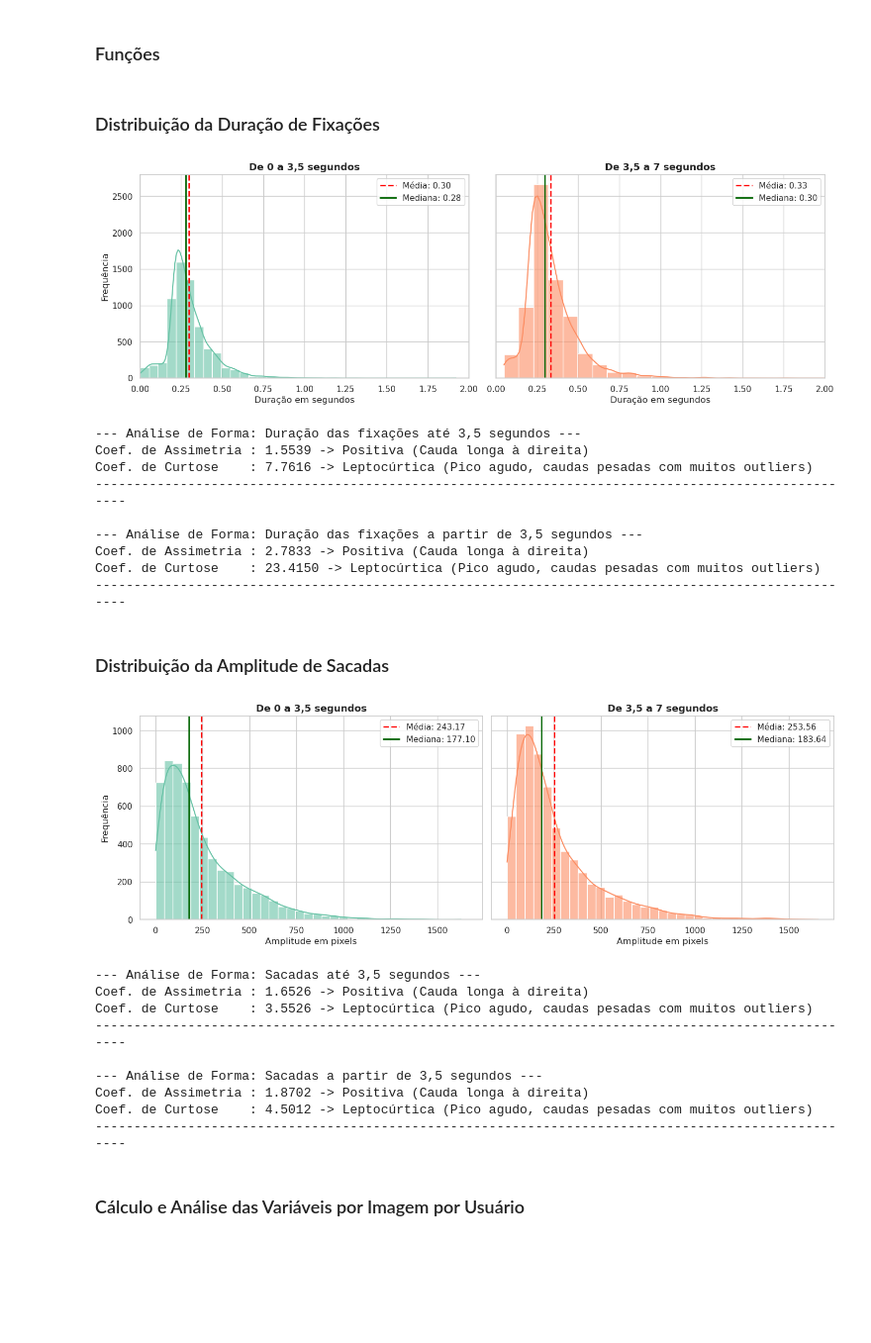
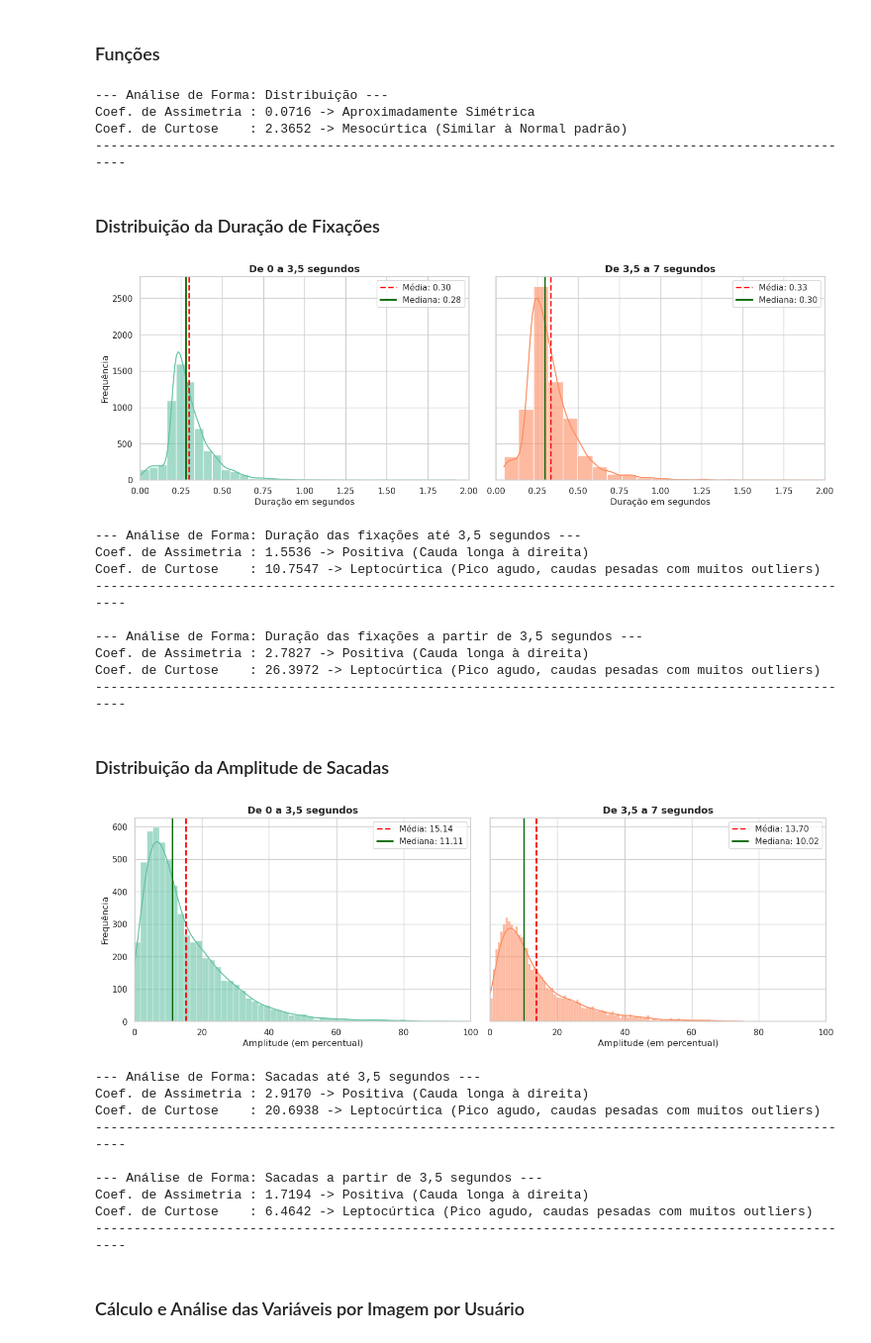
Before and after one commit to rodrigoraupp/hci_eyetracking_analysis, a Jupyter notebook: notebooks/03_analysis.ipynb, the cells around one changed output. Shown at 99% size. Saved outputs shown, nothing was run; the diff lists cells and outputs as text; code cells hidden in the pictures; blank space fills up the shorter version.

```diff
--- a/notebooks/03_analysis.ipynb
+++ b/notebooks/03_analysis.ipynb
@@ -108,14 +118,24 @@ def plot_distribuicao(data_early, data_late, titulo_geral, xlabel, xlim=None, is
 # FUNÇÃO PARA CÁLCULO DE ASSIMETRIA E CURTOSE
 def analisar_assimetria_curtose(data, titulo="Distribuição"):
     """
-    Calcula e classifica a assimetria (skewness) e curtose (kurtosis) de uma distribuição.
+    Calcula e classifica a assimetria e curtose de uma distribuição.
+    A assimetria é calculada utilizando o segundo e o terceiro momentos centrados na média.
+    A curtose é calculada utilizando o segundo e o quarto momentos centrados na média.
     """
+    # validação de input
+    if not isinstance(data, pd.Series):
+        raise ValueError("ERRO: A função deve receber obrigatoriamente um objeto Pandas Series (uma única coluna).")
+
     # remove valores nulos
     data_clean = data.dropna()
 
+    m2 = (((data_clean - data_clean.mean())**2).sum())/data_clean.count()
+    m3 = (((data_clean - data_clean.mean())**3).sum())/data_clean.count()
+    m4 = (((data_clean - data_clean.mean())**4).sum())/data_clean.count()
+
     # cálculo da assimetria e da curtose
-    assimetria = data_clean.skew()
-    curtose = data_clean.kurtosis()
+    assimetria = m3 / (m2 * math.sqrt(m2))
+    curtose = m4 / (m2)**2
 
     # classificação da assimetria
     if assimetria > 0.5:
@@ -126,9 +146,9 @@ def analisar_assimetria_curtose(data, titulo="Distribuição"):
         tipo_assimetria = "Aproximadamente Simétrica"
 
     # classificação da curtose
-    if curtose > 0.5:
+    if curtose > 4:
         tipo_curtose = "Leptocúrtica (Pico agudo, caudas pesadas com muitos outliers)"
-    elif curtose < -0.5:
+    elif curtose < 2:
         tipo_curtose = "Platicúrtica (Achatada, caudas leves)"
     else:
         tipo_curtose = "Mesocúrtica (Similar à Normal padrão)"
@@ -138,6 +158,14 @@ def analisar_assimetria_curtose(data, titulo="Distribuição"):
     print(f"Coef. de Assimetria : {assimetria:.4f} -> {tipo_assimetria}")
     print(f"Coef. de Curtose    : {curtose:.4f} -> {tipo_curtose}")
     print("-" * 100)
+# %%
+df_teste = pd.DataFrame([2,3,4,4,5,5,5,6,6,6,6,6,7,8,8,9,9,10], columns=['values'])
+analisar_assimetria_curtose(df_teste['values'])
+# %% [output]
+--- Análise de Forma: Distribuição ---
+Coef. de Assimetria : 0.0716 -> Aproximadamente Simétrica
+Coef. de Curtose    : 2.3652 -> Mesocúrtica (Similar à Normal padrão)
+----------------------------------------------------------------------------------------------------
 # %% [markdown]
 ### Distribuição da Duração de Fixações
 # %%
@@ -166,49 +194,50 @@ analisar_assimetria_curtose(
 # %% [output]
 [figure]
 --- Análise de Forma: Duração das fixações até 3,5 segundos ---
-Coef. de Assimetria : 1.5539 -> Positiva (Cauda longa à direita)
-Coef. de Curtose    : 7.7616 -> Leptocúrtica (Pico agudo, caudas pesadas com muitos outliers)
+Coef. de Assimetria : 1.5536 -> Positiva (Cauda longa à direita)
+Coef. de Curtose    : 10.7547 -> Leptocúrtica (Pico agudo, caudas pesadas com muitos outliers)
 ----------------------------------------------------------------------------------------------------
 
 --- Análise de Forma: Duração das fixações a partir de 3,5 segundos ---
-Coef. de Assimetria : 2.7833 -> Positiva (Cauda longa à direita)
-Coef. de Curtose    : 23.4150 -> Leptocúrtica (Pico agudo, caudas pesadas com muitos outliers)
+Coef. de Assimetria : 2.7827 -> Positiva (Cauda longa à direita)
+Coef. de Curtose    : 26.3972 -> Leptocúrtica (Pico agudo, caudas pesadas com muitos outliers)
 ----------------------------------------------------------------------------------------------------
 # %% [markdown]
 ### Distribuição da Amplitude de Sacadas
 # %%
 # PLOTAGEM DA DISTRIBUIÇÃO DAS SACADAS
 # preparação dos dados
-sacadas_early = df_sacadas_base[df_sacadas_base['janela_temporal'] == 'early']['SACCADE_MAG']
-sacadas_late = df_sacadas_base[df_sacadas_base['janela_temporal'] == 'late']['SACCADE_MAG']
+sacadas_early = df_sacadas_base[df_sacadas_base['janela_temporal'] == 'early']['SACCADE_MAG_UI_percent']
+sacadas_late = df_sacadas_base[df_sacadas_base['janela_temporal'] == 'late']['SACCADE_MAG_UI_percent']
 
 plot_distribuicao(
-    sacadas_early,
-    sacadas_late,
-    None,
-    "Amplitude em pixels",
-    None,
-    False,
-    save_image='../graphs/distr_amplitude.pdf'
+    data_early=sacadas_early,
+    data_late=sacadas_late,
+    titulo_geral=None,
+    xlabel="Amplitude (em percentual)",
+    xlim=(0,100),
+    is_discrete=False,
+    bins=100,
+    save_image='../graphs/distr_amplitude.pdf',
 )
 analisar_assimetria_curtose(
     sacadas_early,
     "Sacadas até 3,5 segundos"
 )
 analisar_assimetria_curtose(
     sacadas_late,
     "Sacadas a partir de 3,5 segundos"
 )
 # %% [output]
-[figure, old version]
+[figure, new version]
 --- Análise de Forma: Sacadas até 3,5 segundos ---
-Coef. de Assimetria : 1.6526 -> Positiva (Cauda longa à direita)
-Coef. de Curtose    : 3.5526 -> Leptocúrtica (Pico agudo, caudas pesadas com muitos outliers)
+Coef. de Assimetria : 2.9170 -> Positiva (Cauda longa à direita)
+Coef. de Curtose    : 20.6938 -> Leptocúrtica (Pico agudo, caudas pesadas com muitos outliers)
 ----------------------------------------------------------------------------------------------------
 
 --- Análise de Forma: Sacadas a partir de 3,5 segundos ---
-Coef. de Assimetria : 1.8702 -> Positiva (Cauda longa à direita)
-Coef. de Curtose    : 4.5012 -> Leptocúrtica (Pico agudo, caudas pesadas com muitos outliers)
+Coef. de Assimetria : 1.7194 -> Positiva (Cauda longa à direita)
+Coef. de Curtose    : 6.4642 -> Leptocúrtica (Pico agudo, caudas pesadas com muitos outliers)
 ----------------------------------------------------------------------------------------------------
 # %% [markdown]
 ### Cálculo e Análise das Variáveis por Imagem por Usuário
```
Also changed, not shown: parts of 31 cells of this notebook, 1 other file.
